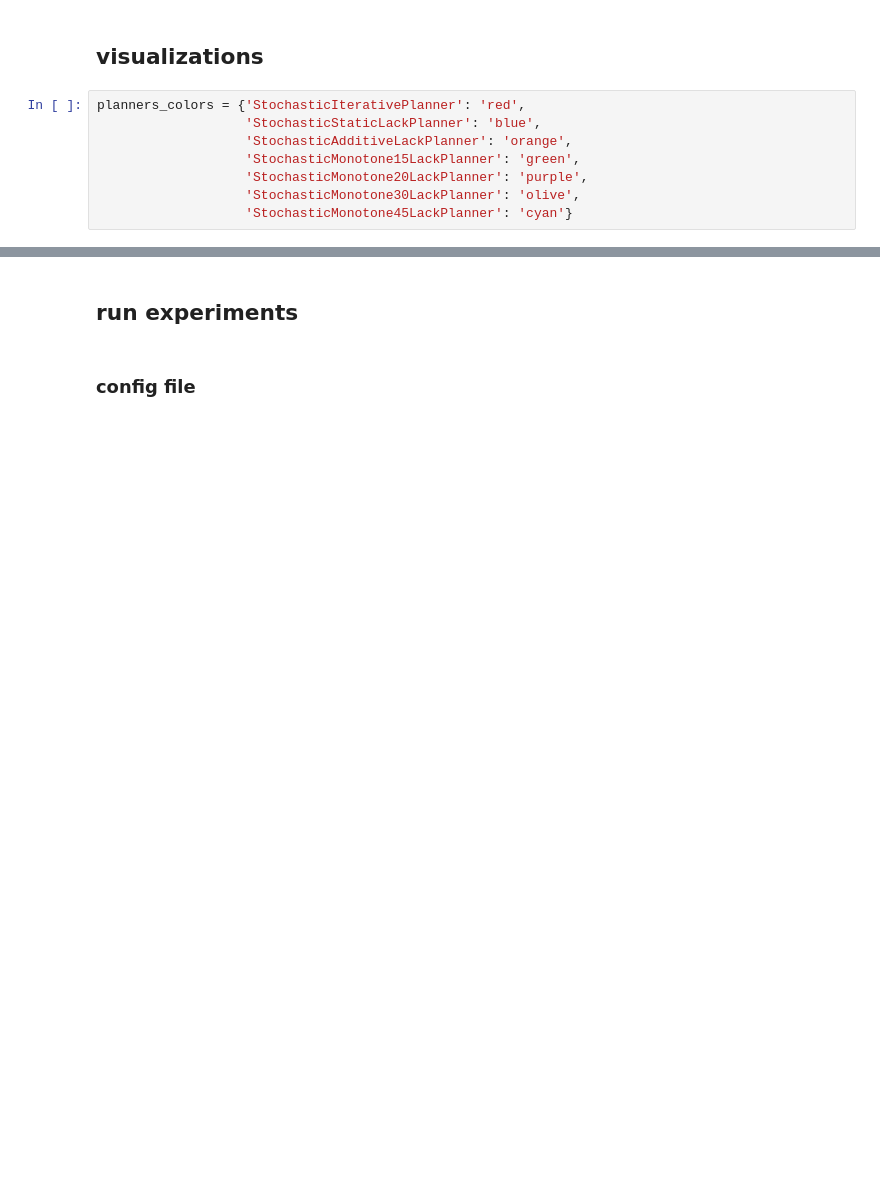
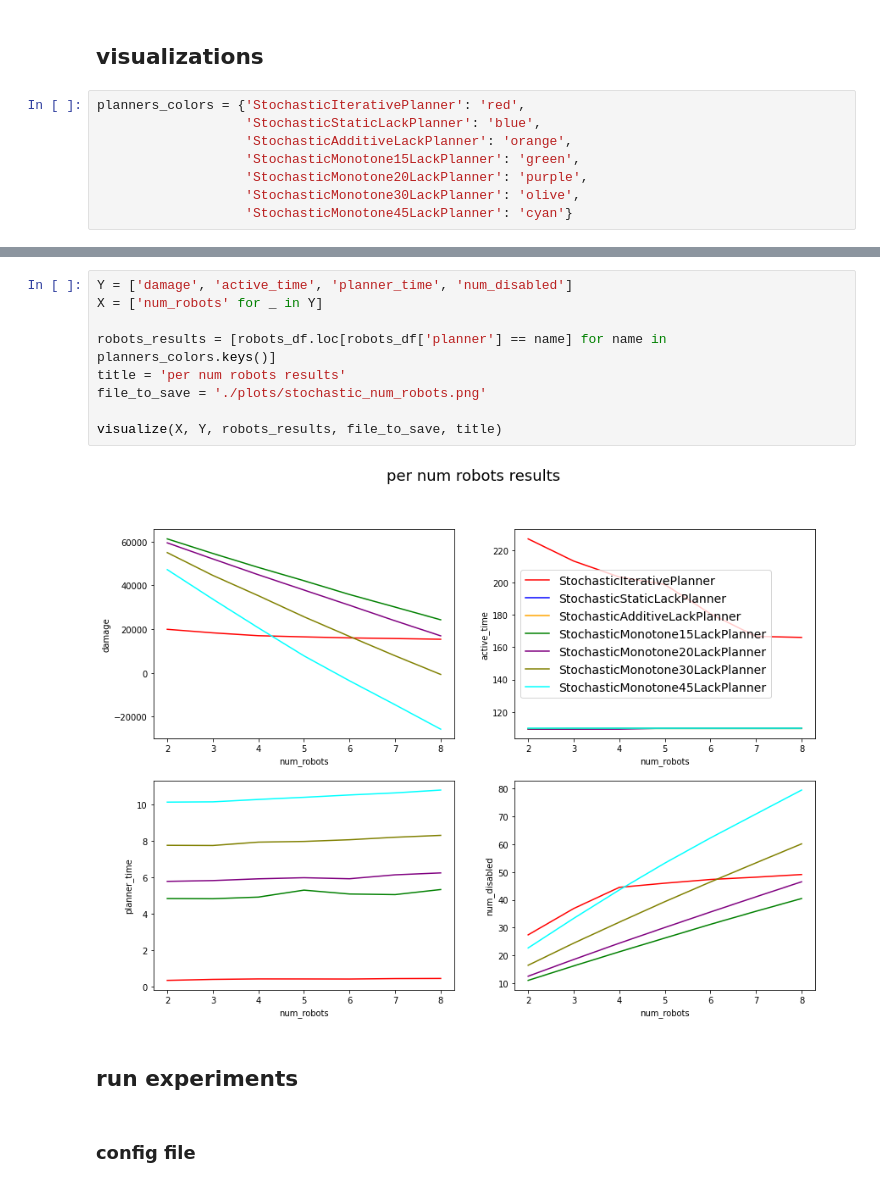
Before and after one commit to Elilgo324/dsd, a Jupyter notebook: experiments/stochastic/stochastic_analysis.ipynb, the cells around one changed output, grey strips where cells are left out. Saved outputs shown, nothing was run; the diff lists cells and outputs as text; blank space fills up the shorter version.

```diff
--- a/experiments/stochastic/stochastic_analysis.ipynb
+++ b/experiments/stochastic/stochastic_analysis.ipynb
@@ -136,3 +101,14 @@ plt.show()
+# %%
+Y = ['damage', 'active_time', 'planner_time', 'num_disabled']
+X = ['num_robots' for _ in Y]
+
+robots_results = [robots_df.loc[robots_df['planner'] == name] for name in planners_colors.keys()]
+title = 'per num robots results'
+file_to_save = './plots/stochastic_num_robots.png'
+
+visualize(X, Y, robots_results, file_to_save, title)
+# %% [output]
+[figure, added]
 # %% [markdown]
 ## run experiments
 # %% [markdown]
```
Also changed, not shown: parts of 15 cells of this notebook, 4 other files.
